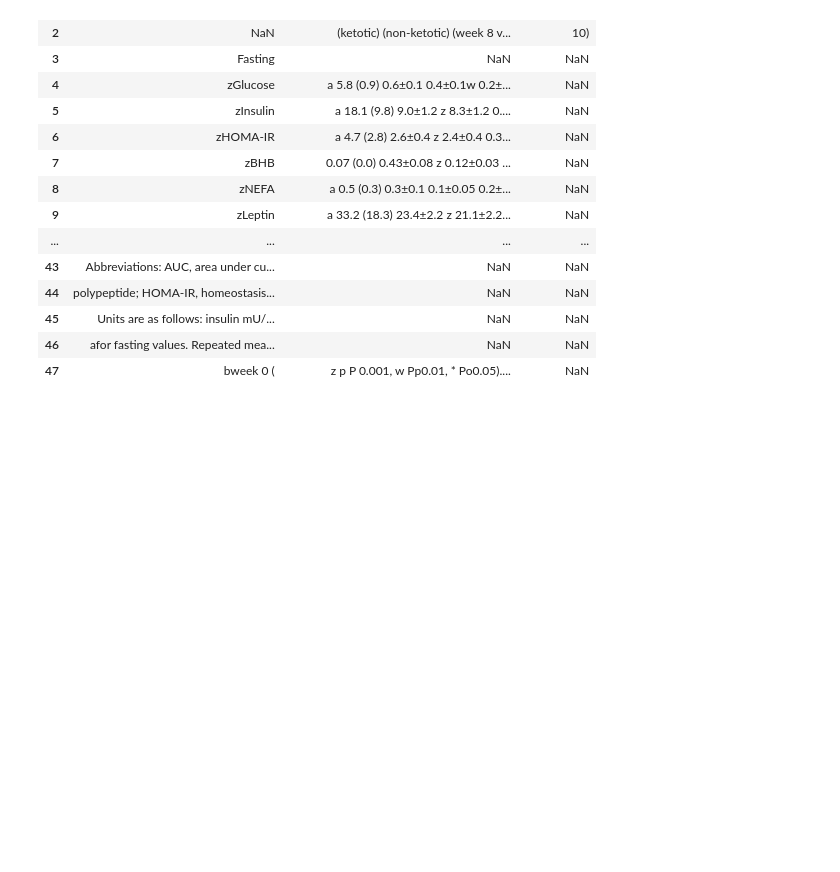
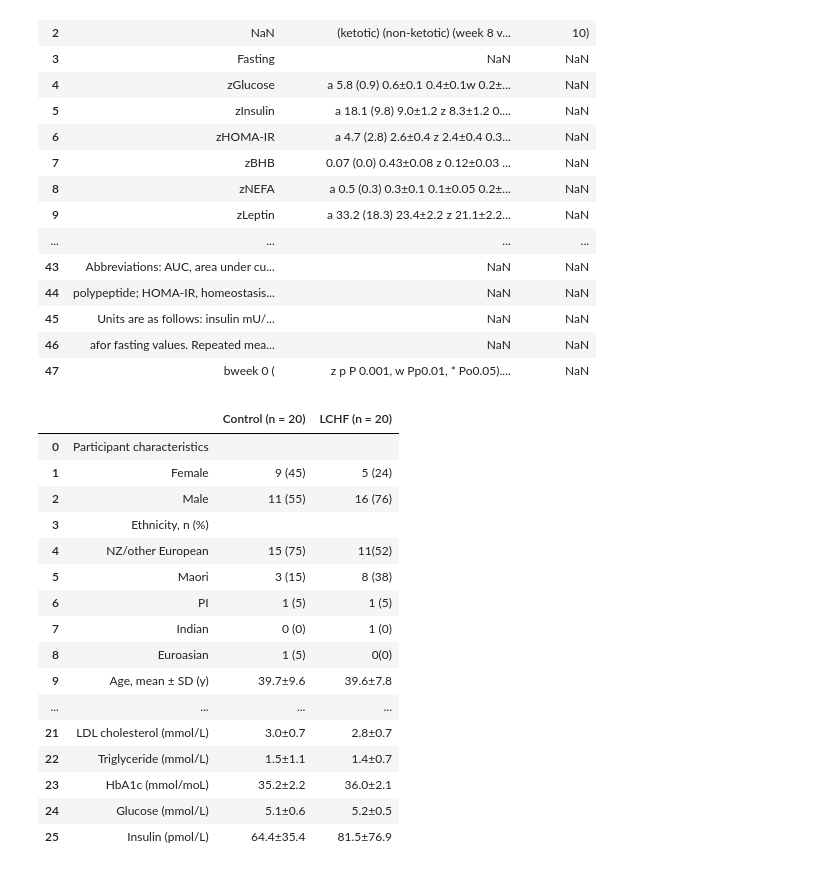
Before and after one commit to oas95/Dietary_Interventions_for_Insulin_Sensitivy_Project, a Jupyter notebook: PyDIonIS/data_extraction.ipynb, the cells around one changed output. Drawn from its saved outputs; the diff is of its cells as text; code cells hidden in the pictures; blank space fills up the shorter version.

```diff
--- a/PyDIonIS/data_extraction.ipynb
+++ b/PyDIonIS/data_extraction.ipynb
@@ -254,0 +275,54 @@ df1
+# %%
+#Zinn table extraction LCHF
+#baseline characteristics table creation
+ColumnsZi = ['', 'Control (n = 20)', 'LCHF (n = 20)']
+z1 = ['Participant characteristics', '', '']
+z1a = ['Female', '9 (45)', '5 (24)']
+z1b = ['Male', '11 (55)', '16 (76)']
+z2 = ['Ethnicity, n (%)', '', '']
+z2a = ['NZ/other European', ' 15 (75)', '11(52)']
+z2b = ['Maori', '3 (15)', '8 (38)']
+z2c = ['PI', '1 (5)', '1 (5)']
+z2d = ['Indian', '0 (0)', '1 (0)']
+z2e = ['Euroasian', '1 (5)', '0(0)']
+z3 = ['Age, mean ± SD (y)', '39.7±9.6', '39.6±7.8']
+z4 = ['Body composition and blood marker, mean ± SD Weight (kg)', '', '']
+z4a = ['Weight (kg)', '', '']
+z4b = ['Female', '85.0±13.4', '85.6±14.8']
+z4c = ['Male', '95.1±10.8', '101.3±15.1']
+z5 = ['BMI (kg*m2)','', '']
+z5a = ['Female', '30.8±3.8', '31.2±5.5']
+z5b = ['Male', '30.5±3.0', '31.7±4.6']
+z6 = ['Waist (cm)', '', '']
+z6a = ['Female', '92.2±12.6','92.8±7.2']
+z6b = ['Male', '101.3±8.5', '101.1±13.9']
+z7 = ['HDL cholesterol (mmol/L)', '1.2±0.22', '1.1±0.2']
+z8 = ['LDL cholesterol (mmol/L)', '3.0±0.7', '2.8±0.7']
+z9 = ['Triglyceride (mmol/L)', '1.5±1.1', '1.4±0.7']
+z10 = ['HbA1c (mmol/moL)', '35.2±2.2', '36.0±2.1']
+z11 = ['Glucose (mmol/L)', '5.1±0.6', '5.2±0.5']
+z12 = ['Insulin (pmol/L)', '64.4±35.4', '81.5±76.9']
+
+base_df = pd.DataFrame([z1, z1a, z1b, z2, z2a, z2b, z2c, z2d, z2e, z3, z4, z4a, z4b, z4c, z5, z5a, z5b, z6, z6a, z6b, z7, z8, z9, z10, z11, z12], columns=ColumnsZi)
+#Pre and post antheropometric outcomes
+anthz_df = tableZi17[5]
+
+base_df
+# %% [output]
+|  |  | Control (n = 20) | LCHF (n = 20) |
+| 0 | Participant characteristics |  |  |
+| 1 | Female | 9 (45) | 5 (24) |
+| 2 | Male | 11 (55) | 16 (76) |
+| 3 | Ethnicity, n (%) |  |  |
+| 4 | NZ/other European | 15 (75) | 11(52) |
+| 5 | Maori | 3 (15) | 8 (38) |
+| 6 | PI | 1 (5) | 1 (5) |
+| 7 | Indian | 0 (0) | 1 (0) |
+| 8 | Euroasian | 1 (5) | 0(0) |
+| 9 | Age, mean ± SD (y) | 39.7±9.6 | 39.6±7.8 |
+| ... | ... | ... | ... |
+| 21 | LDL cholesterol (mmol/L) | 3.0±0.7 | 2.8±0.7 |
+| 22 | Triglyceride (mmol/L) | 1.5±1.1 | 1.4±0.7 |
+| 23 | HbA1c (mmol/moL) | 35.2±2.2 | 36.0±2.1 |
+| 24 | Glucose (mmol/L) | 5.1±0.6 | 5.2±0.5 |
+| 25 | Insulin (pmol/L) | 64.4±35.4 | 81.5±76.9 |
```
Also changed, not shown: parts of 13 cells of this notebook.
